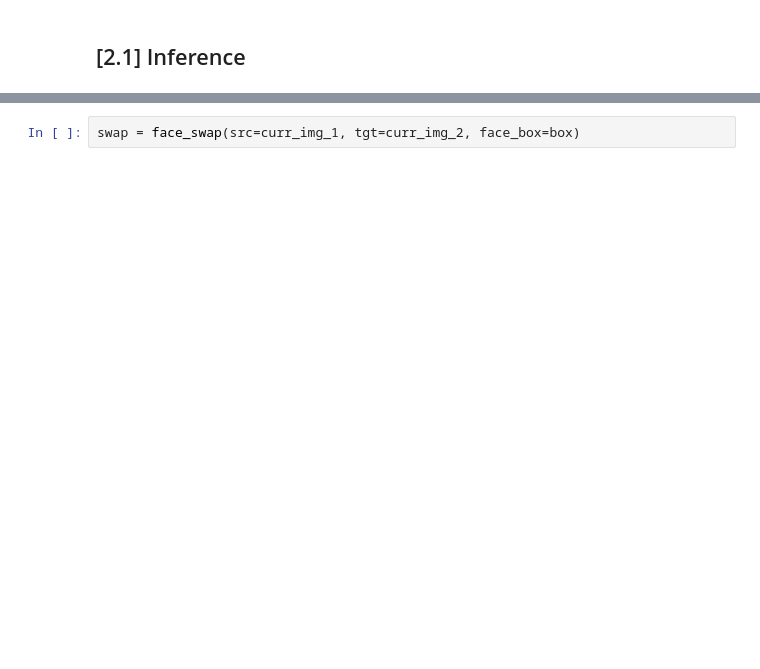
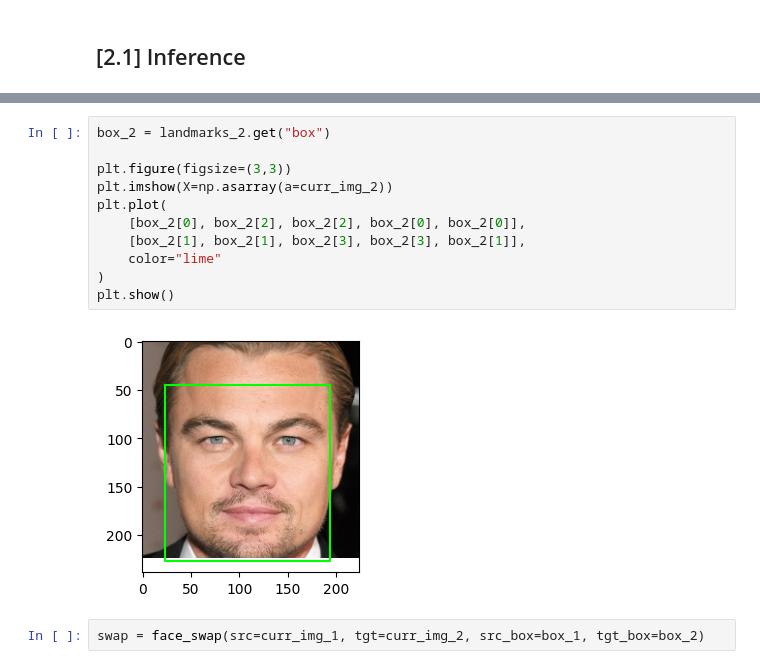
Before and after one commit to brain-facens/FaceSwap, a Jupyter notebook: lib/notebook/face_recognition.ipynb, the cells around one changed output, grey strips where cells are left out. Saved outputs shown, nothing was run; the diff lists cells and outputs as text; blank space fills up the shorter version.

```diff
--- a/lib/notebook/face_recognition.ipynb
+++ b/lib/notebook/face_recognition.ipynb
@@ -80,2 +82,15 @@ plt.show()
+# %%
+box_2 = landmarks_2.get("box")
+
+plt.figure(figsize=(3,3))
+plt.imshow(X=np.asarray(a=curr_img_2))
+plt.plot(
+    [box_2[0], box_2[2], box_2[2], box_2[0], box_2[0]],
+    [box_2[1], box_2[1], box_2[3], box_2[3], box_2[1]],
+    color="lime"
+)
+plt.show()
+# %% [output]
+[figure, added]
 # %%
-swap = face_swap(src=curr_img_1, tgt=curr_img_2, face_box=box)
+swap = face_swap(src=curr_img_1, tgt=curr_img_2, src_box=box_1, tgt_box=box_2)
```
Also changed, not shown: parts of 6 cells of this notebook, 1 other file.
